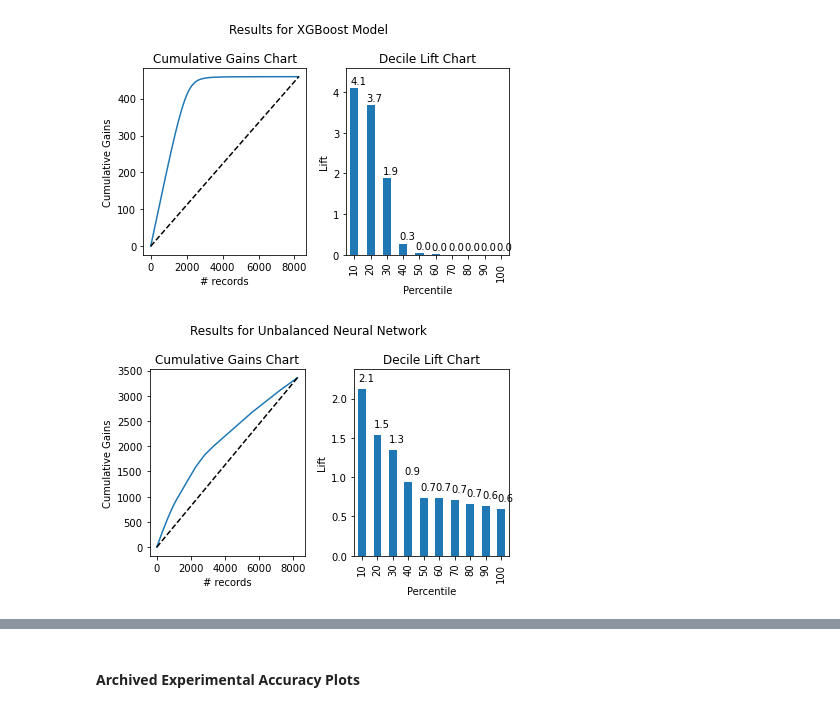
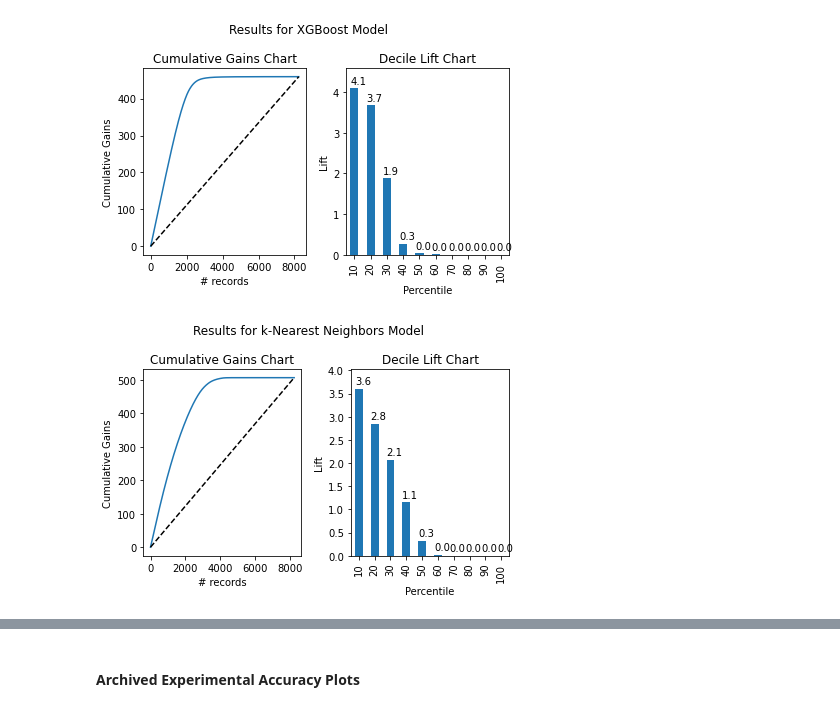
Before and after one commit to hunterblum/Bank-Marketing, a Jupyter notebook: Group7Final.ipynb, the cells around one changed output, grey strips where cells are left out. Drawn from its saved outputs; the diff is of its cells as text; code cells hidden in the pictures.

```diff
--- a/Group7Final.ipynb
+++ b/Group7Final.ipynb
@@ -865,20 +886,21 @@ plt.show()
 # %% [output]
 [figure]
 # %%
-neg, pos = zip(*mlp_y_proba)
-nnet_probs = pd.Series(pos)
-nnet_probs_sort = nnet_probs.sort_values(ascending = False)
+neg, pos = zip(*knn_y_proba)
+knn_probs = pd.Series(pos)
+knn_probs_adj = knn_probs * (11.52/50)
+knn_probs_sort = knn_probs_adj.sort_values(ascending = False)
 
 fig, axes = plt.subplots(nrows = 1, ncols = 2)
-ax = gainsChart(nnet_probs_sort, ax=axes[0])
+ax = gainsChart(knn_probs_sort, ax=axes[0])
 ax.set_ylabel('Cumulative Gains')
 ax.set_title('Cumulative Gains Chart')
 
-ax = liftChart(nnet_probs_sort, ax = axes[1], labelBars = True)
+ax = liftChart(knn_probs_sort, ax = axes[1], labelBars = True)
 ax.set_ylabel('Lift')
 
-plt.suptitle("Results for Neural Network")
+plt.suptitle("Results for k-Nearest Neighbors Model")
 plt.tight_layout()
 plt.show()
 # %% [output]
-[figure, old version]
+[figure, new version]
```
Also changed, not shown: parts of 9 cells of this notebook.
